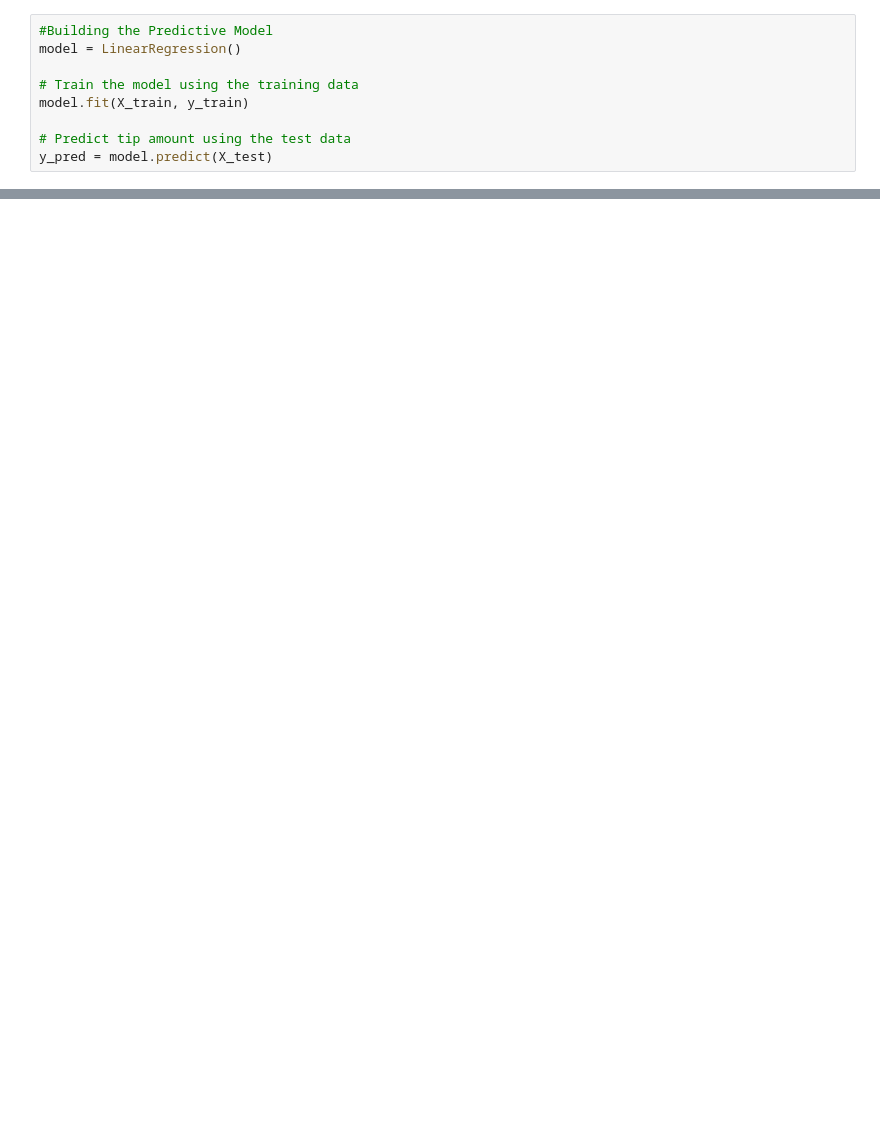
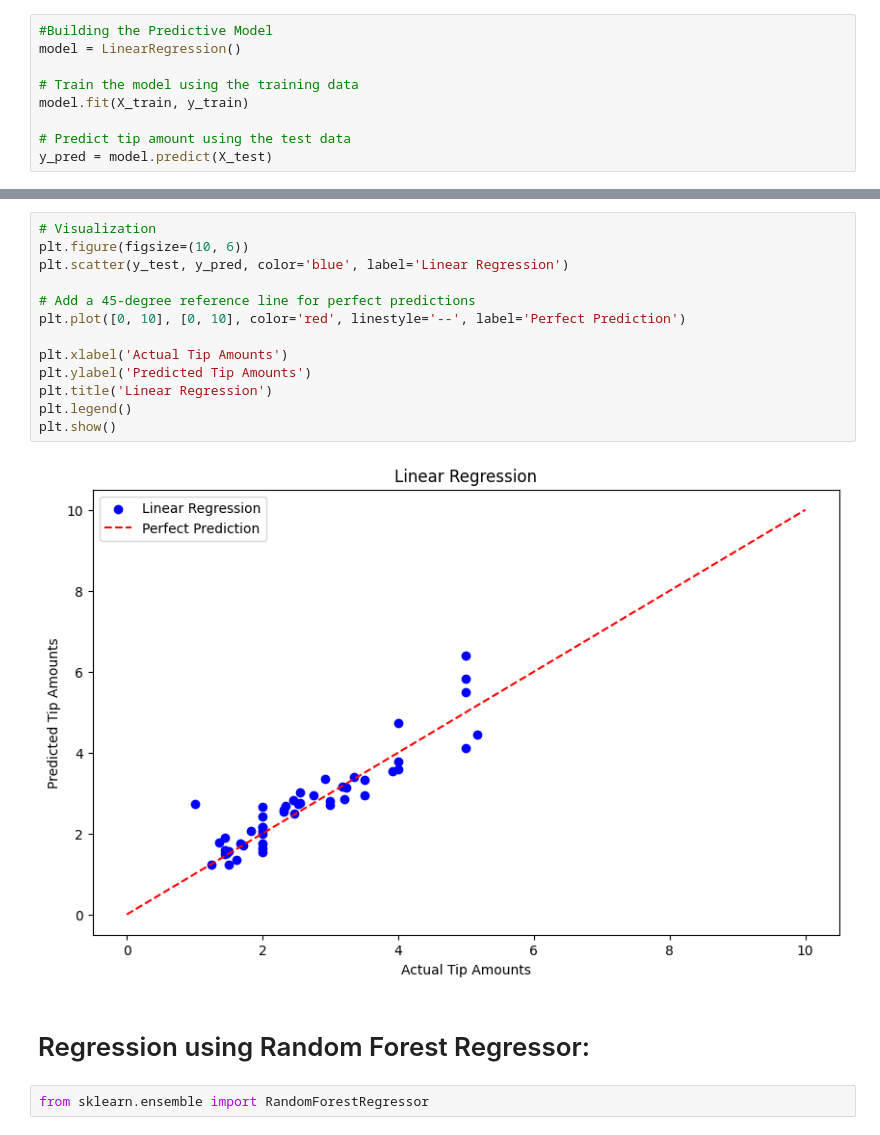
Before and after one commit to Ksh-mann/Tips_DataAnalysis, a Jupyter notebook: Py_DataAnalysis.ipynb, the cells around one changed output, grey strips where cells are left out. Saved outputs shown, nothing was run; the diff lists cells and outputs as text; blank space fills up the shorter version.

```diff
--- a/Py_DataAnalysis.ipynb
+++ b/Py_DataAnalysis.ipynb
@@ -167,3 +159,22 @@ print(f'R-squared Score: {r2:.2f}')
 # %% [output]
 Mean Squared Error: 0.23
 R-squared Score: 0.82
+# %%
+# Visualization
+plt.figure(figsize=(10, 6))
+plt.scatter(y_test, y_pred, color='blue', label='Linear Regression')
+
+# Add a 45-degree reference line for perfect predictions
+plt.plot([0, 10], [0, 10], color='red', linestyle='--', label='Perfect Prediction')
+
+plt.xlabel('Actual Tip Amounts')
+plt.ylabel('Predicted Tip Amounts')
+plt.title('Linear Regression')
+plt.legend()
+plt.show()
+# %% [output]
+[figure, added]
+# %% [markdown]
+# Regression using Random Forest Regressor:
+# %%
+from sklearn.ensemble import RandomForestRegressor
```
Also changed, not shown: parts of 21 cells of this notebook.
